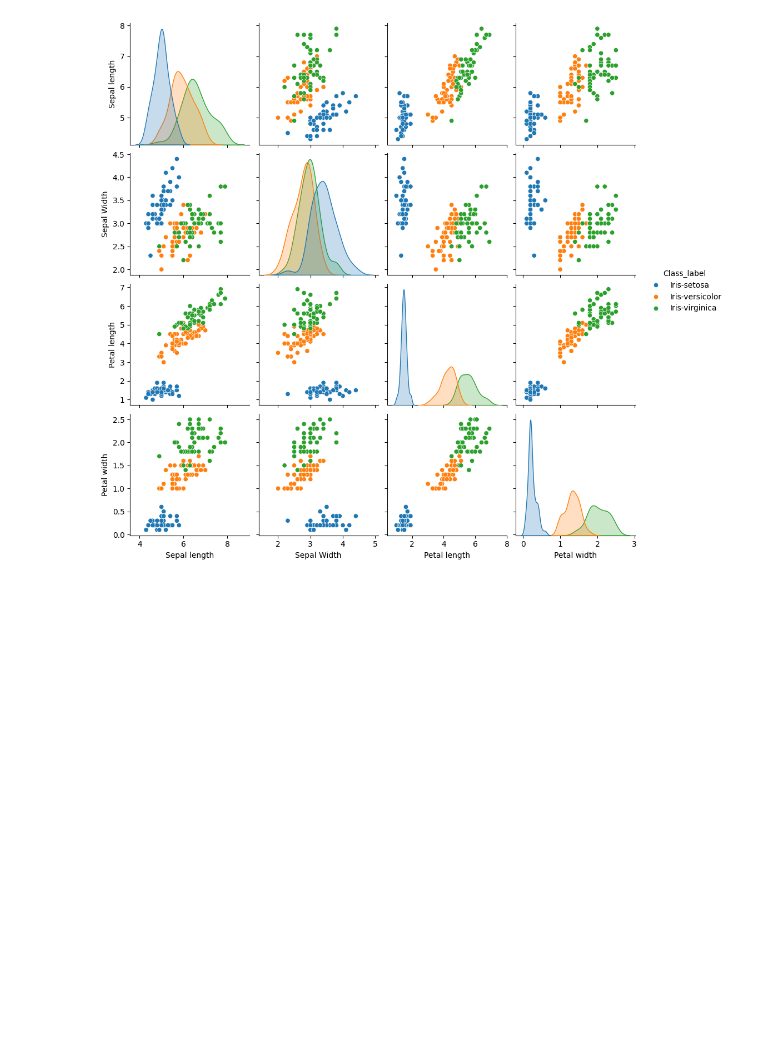
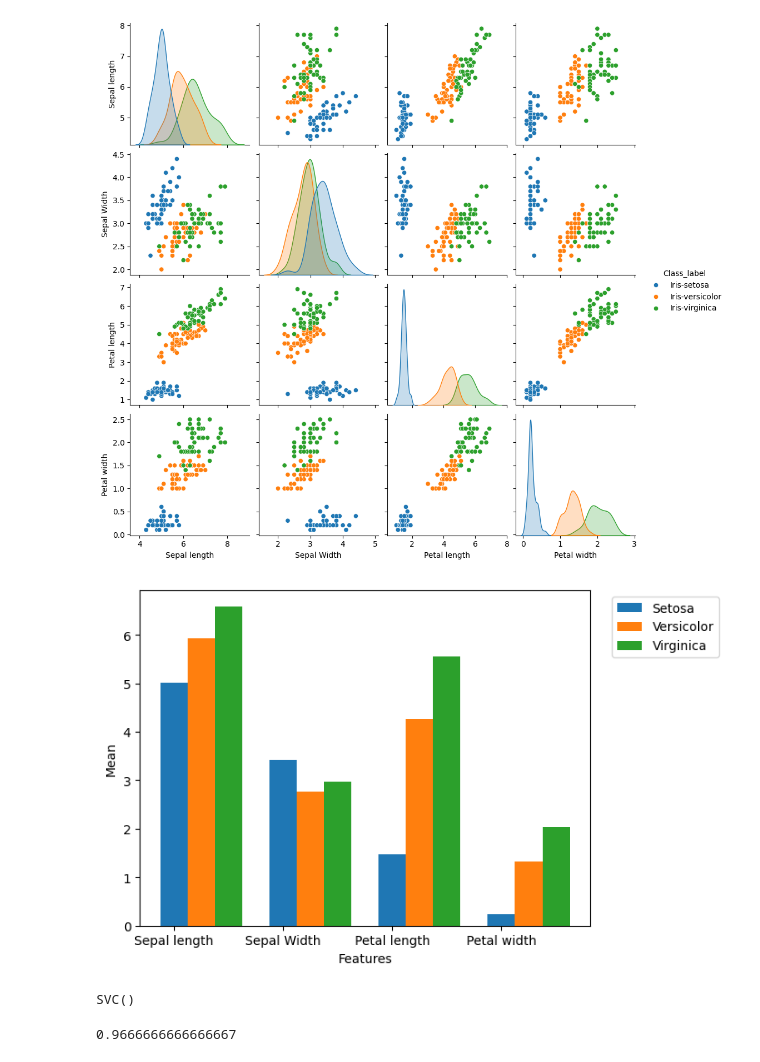
Before and after one commit to manthanawgan/Iris-Flower-Classification, a Jupyter notebook: Iris_Flower_Classification.ipynb, the cells around one changed output. Drawn from its saved outputs; the diff is of its cells as text; code cells hidden in the pictures; blank space fills up the shorter version.

```diff
--- a/Iris_Flower_Classification.ipynb
+++ b/Iris_Flower_Classification.ipynb
@@ -38,3 +40,18 @@ X = data[:,0:4]
 Y = data[:,4]
 # %%
 Y_Data = np.array([np.average(X[:, i][Y==j].astype('float32')) for i in range (X.shape[1]) for j in (np.unique(Y))])
+Y_Data_Reshaped = Y_Data.reshape(4, 3)
+Y_Data_Reshaped = np.swapaxes(Y_Data_Reshaped, 0, 1)
+X_axis = np.arange(len(columns)-1)
+width = 0.25
+# %%
+plt.bar(X_axis, Y_Data_Reshaped[0], width, label = 'Setosa')
+plt.bar(X_axis+width, Y_Data_Reshaped[1], width, label='Versicolor')
+plt.bar(X_axis+width*2, Y_Data_Reshaped[2], width, label = 'Virginica')
+plt.xticks(X_axis, columns[:4])
+plt.xlabel("Features")
+plt.ylabel("Mean")
+plt.legend(bbox_to_anchor=(1.3,1))
+plt.show()
+# %% [output]
+[figure, added]
@@ -40,0 +63,13 @@ Y_Data = np.array([np.average(X[:, i][Y==j].astype('float32')) for i in range (X
+# %%
+from sklearn.svm import SVC
+svn = SVC()
+svn.fit(X_train, Y_train)
+# %% [output]
+SVC()
+# %%
+predictions = svn.predict(X_test)   #predict from the test dataset
+
+from sklearn.metrics import accuracy_score    # calculate the accuracy
+accuracy_score(Y_test, predictions)
+# %% [output]
+0.9666666666666667
```
Also changed, not shown: parts of 5 cells of this notebook.
